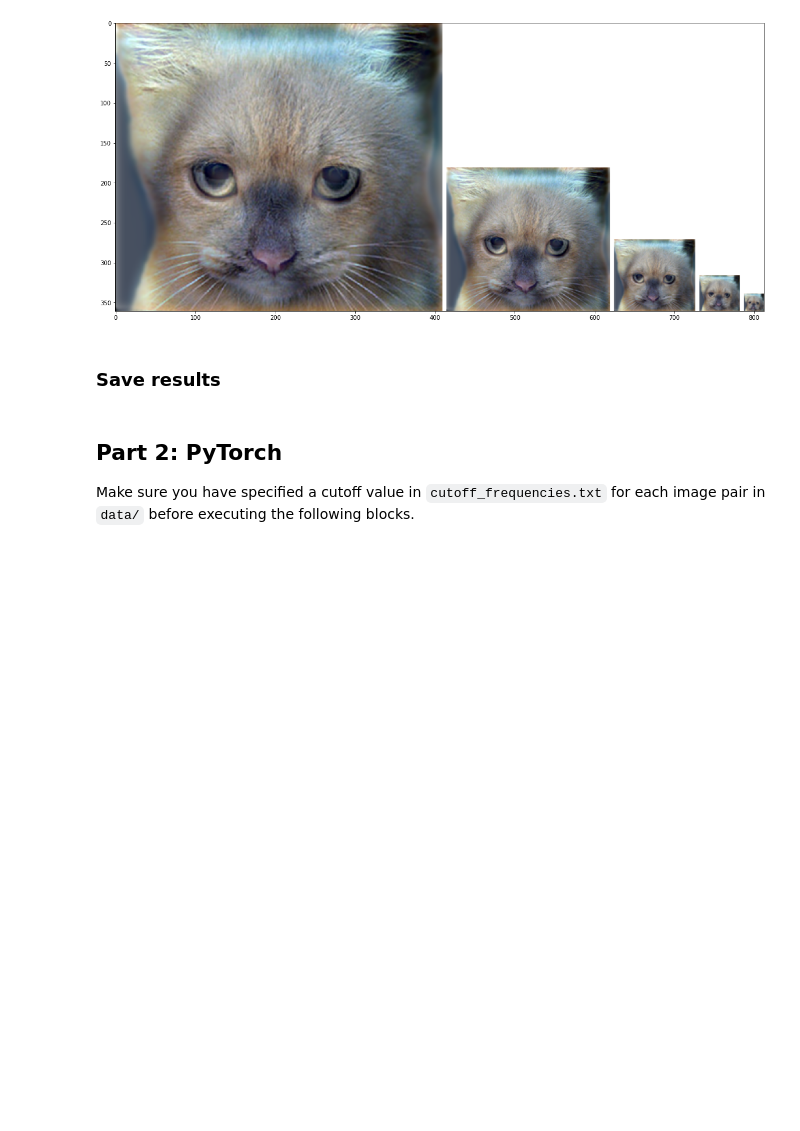
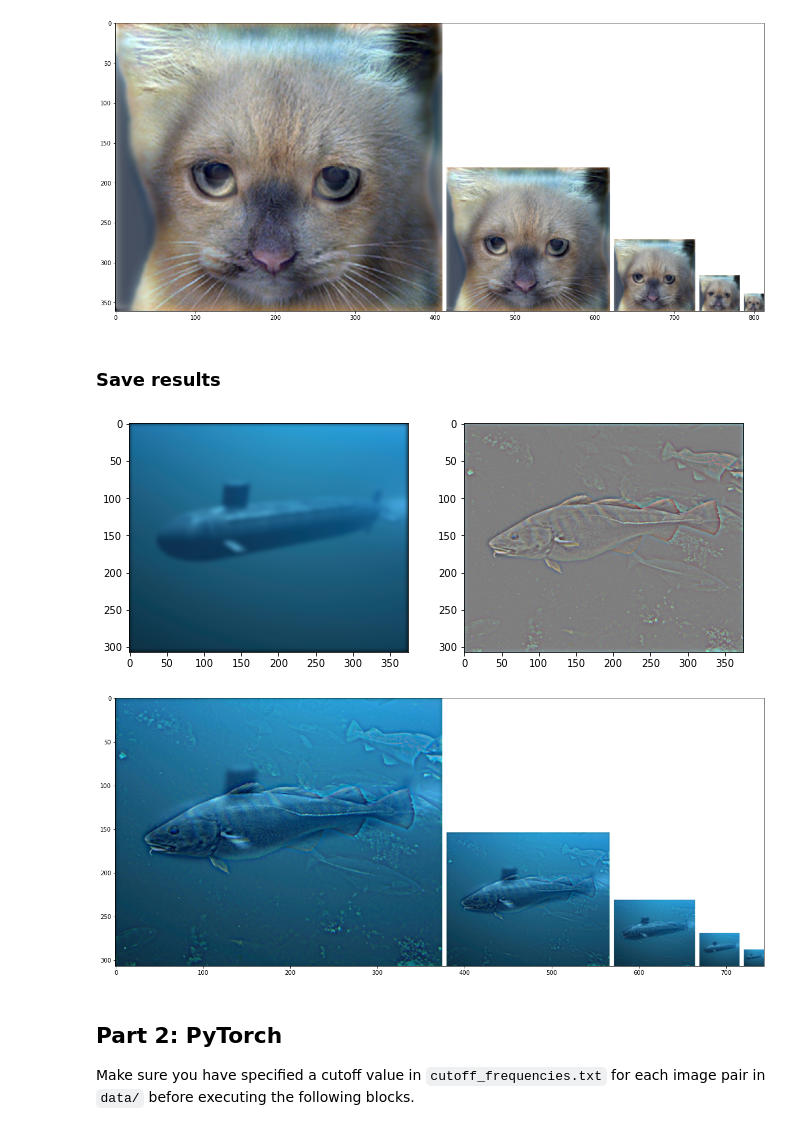
Before and after one commit to bojunyang24/CS6476, a Jupyter notebook: proj1/proj1_code/proj1.ipynb, the cells around one changed output. Saved outputs shown, nothing was run; the diff lists cells and outputs as text; code cells hidden in the pictures; blank space fills up the shorter version.

Commit message:
finish proj1 write up

```diff
--- a/proj1/proj1_code/proj1.ipynb
+++ b/proj1/proj1_code/proj1.ipynb
@@ -223,28 +229,31 @@ save_image('../results/part1/hybrid_image_scales.jpg', vis)
 # %%
 # image1 = load_image('../data/1a_dog.bmp')
 # image2 = load_image('../data/1b_cat.bmp')
 # image1 = load_image('../data/2a_motorcycle.bmp')
 # image2 = load_image('../data/2b_bicycle.bmp')
 # image1 = load_image('../data/3a_plane.bmp')
 # image2 = load_image('../data/3b_bird.bmp')
 # image1 = load_image('../data/4a_einstein.bmp')
 # image2 = load_image('../data/4b_marilyn.bmp')
-# image1 = load_image('../data/5a_submarine.bmp')
-# image2 = load_image('../data/5b_fish.bmp')
+image1 = load_image('../data/5a_submarine.bmp')
+image2 = load_image('../data/5b_fish.bmp')
 
-# from proj1_code.utils import vis_image_scales_numpy
+from proj1_code.utils import vis_image_scales_numpy
 
-cutoff_frequency = 7
-# kernel = create_Gaussian_kernel_2D(cutoff_frequency)
+cutoff_frequency = 3
+kernel = create_Gaussian_kernel_2D(cutoff_frequency)
 
-# low_frequencies, high_frequencies, hybrid_image = create_hybrid_image(image1, image2, kernel)
+low_frequencies, high_frequencies, hybrid_image = create_hybrid_image(image1, image2, kernel)
 
-# vis = vis_image_scales_numpy(hybrid_image)
+vis = vis_image_scales_numpy(hybrid_image)
 
-# plt.figure(figsize=(11,6));
-# plt.subplot(1,2,1); plt.imshow((low_frequencies*255).astype(np.uint8));
-# plt.subplot(1,2,2); plt.imshow(((high_frequencies+0.5)*255).astype(np.uint8));
-# plt.figure(figsize=(20, 20)); plt.imshow(vis);
+plt.figure(figsize=(11,6));
+plt.subplot(1,2,1); plt.imshow((low_frequencies*255).astype(np.uint8));
+plt.subplot(1,2,2); plt.imshow(((high_frequencies+0.5)*255).astype(np.uint8));
+plt.figure(figsize=(20, 20)); plt.imshow(vis);
+# %% [output]
+[figure, added]
+[figure, added]
 # %% [markdown]
 ## Part 2: PyTorch
 
```
Also changed, not shown: parts of 2 cells of this notebook, 3 other files.
